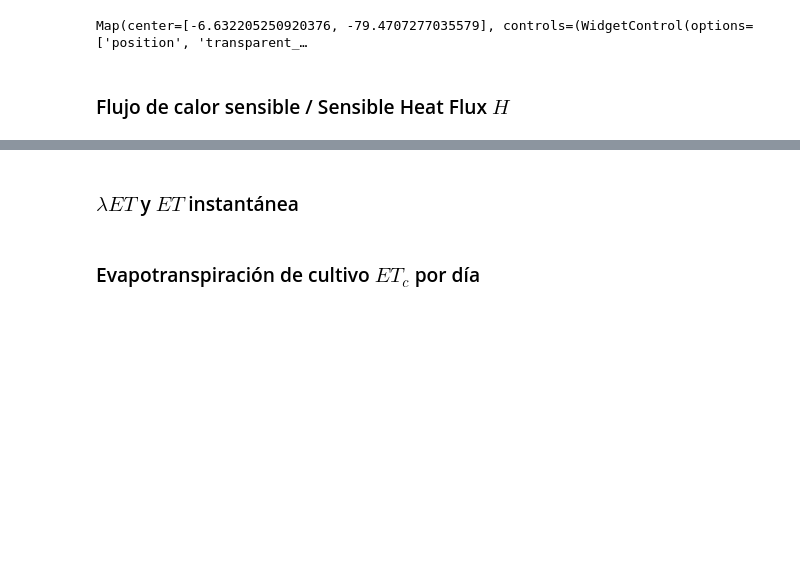
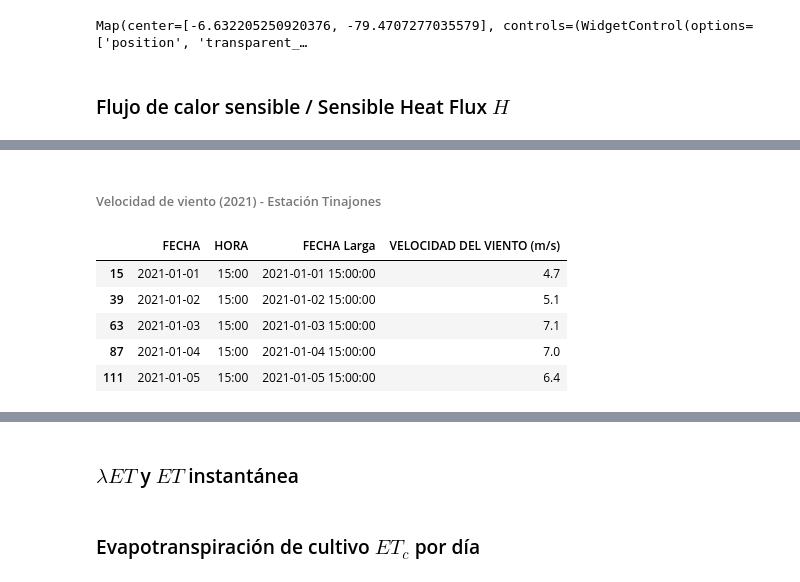
Before and after one commit to vilcagamarracf/Inv_arroz_METRIC, a Jupyter notebook: notebooks/2_Balance_de_Energía_Superficial_Modelo_METRIC.ipynb, the cells around one changed output, grey strips where cells are left out. Saved outputs shown, nothing was run; the diff lists cells and outputs as text; code cells hidden in the pictures; blank space fills up the shorter version.

```diff
--- a/notebooks/2_Balance_de_Energía_Superficial_Modelo_METRIC.ipynb
+++ b/notebooks/2_Balance_de_Energía_Superficial_Modelo_METRIC.ipynb
@@ -792,0 +964,19 @@ The wind speed at an assumed blending height (200 m) above the weather station,
+# %% [markdown]
+###### Velocidad de viento (2021) - Estación Tinajones
+# %%
+# Datos de estación tinajones 2021 - Descargado mensualmente y agrupado en un solo archivo alojado en GitHub
+path = 'https://raw.githubusercontent.com/vilcagamarracf/Inv_arroz_METRIC/main/files/Tinajones_datos_met_2021.csv'
+
+df_tinajones = pd.read_csv(path, na_values='S/D')
+df_tinajones['FECHA Larga'] = pd.to_datetime(df_tinajones['FECHA'] + ' ' + df_tinajones['HORA'], format='%Y-%m-%d %H:%M')
+df_tinajones = df_tinajones[['FECHA', 'HORA', 'FECHA Larga', 'VELOCIDAD DEL VIENTO (m/s)']]
+
+df_15_hr_w = df_tinajones[df_tinajones['HORA']=='15:00']
+df_15_hr_w.head()
+# %% [output]
+|  | FECHA | HORA | FECHA Larga | VELOCIDAD DEL VIENTO (m/s) |
+| 15 | 2021-01-01 | 15:00 | 2021-01-01 15:00:00 | 4.7 |
+| 39 | 2021-01-02 | 15:00 | 2021-01-02 15:00:00 | 5.1 |
+| 63 | 2021-01-03 | 15:00 | 2021-01-03 15:00:00 | 7.1 |
+| 87 | 2021-01-04 | 15:00 | 2021-01-04 15:00:00 | 7.0 |
+| 111 | 2021-01-05 | 15:00 | 2021-01-05 15:00:00 | 6.4 |
```
Also changed, not shown: parts of 31 cells of this notebook.
